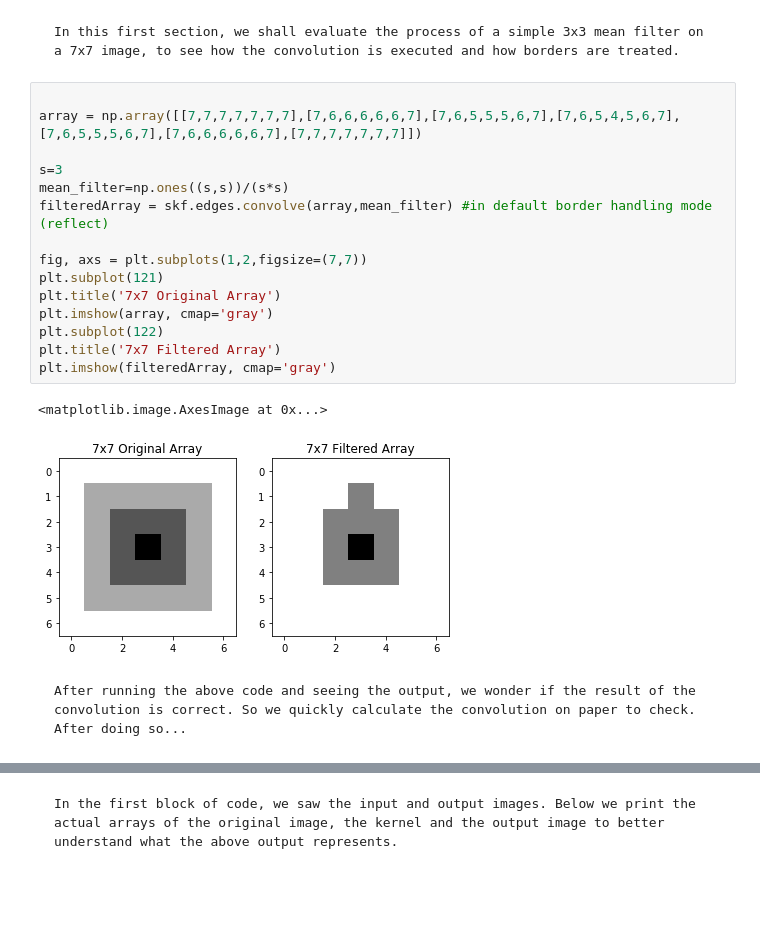
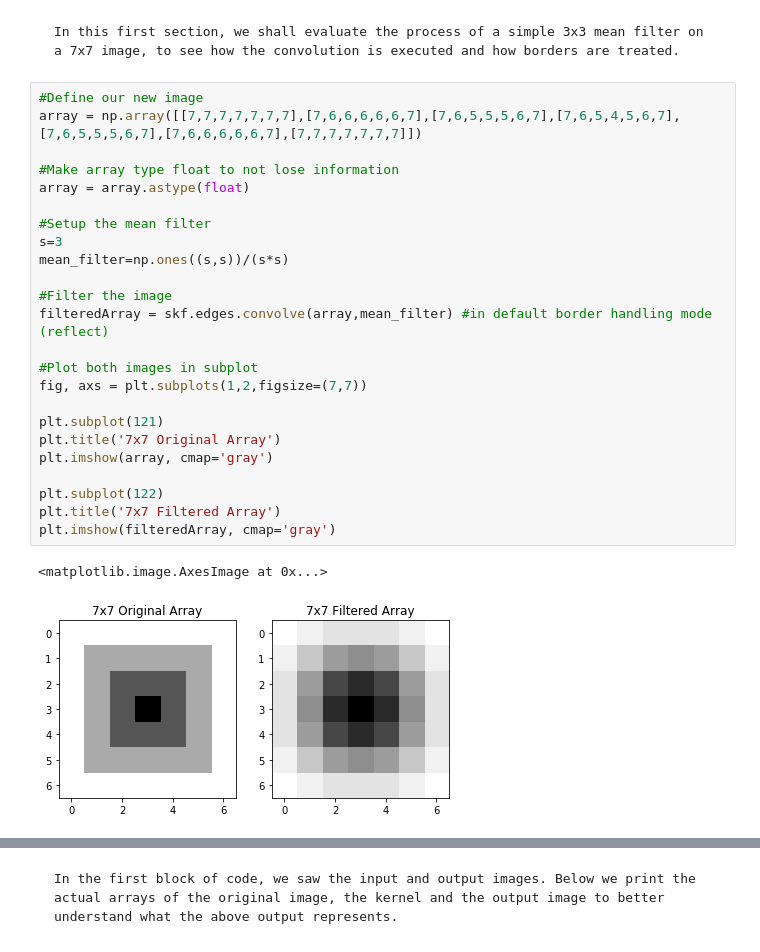
Before and after one commit to andre91998/EA979, a Jupyter notebook: 1S2020/EA979A_Ex03_AndreMedeiros.ipynb, the cells around one changed output, grey strips where cells are left out. Saved outputs shown, nothing was run; the diff lists cells and outputs as text; blank space fills up the shorter version.

```diff
--- a/1S2020/EA979A_Ex03_AndreMedeiros.ipynb
+++ b/1S2020/EA979A_Ex03_AndreMedeiros.ipynb
@@ -38,22 +39,29 @@ Entenda o uso da operação de convolução e experimente usá-la para entender
 # %% [markdown]
     In this first section, we shall evaluate the process of a simple 3x3 mean filter on a 7x7 image, to see how the convolution is executed and how borders are treated.
 # %%
-
+#Define our new image
 array = np.array([[7,7,7,7,7,7,7],[7,6,6,6,6,6,7],[7,6,5,5,5,6,7],[7,6,5,4,5,6,7],[7,6,5,5,5,6,7],[7,6,6,6,6,6,7],[7,7,7,7,7,7,7]])
 
+#Make array type float to not lose information
+array = array.astype(float)
+
+#Setup the mean filter
 s=3
 mean_filter=np.ones((s,s))/(s*s)
+
+#Filter the image
 filteredArray = skf.edges.convolve(array,mean_filter) #in default border handling mode (reflect)
 
+#Plot both images in subplot
 fig, axs = plt.subplots(1,2,figsize=(7,7))
+
 plt.subplot(121)
 plt.title('7x7 Original Array')
 plt.imshow(array, cmap='gray')
+
 plt.subplot(122)
 plt.title('7x7 Filtered Array')
 plt.imshow(filteredArray, cmap='gray')
 # %% [output]
 <matplotlib.image.AxesImage at 0x...>
-[figure, old version]
+[figure, new version]
-# %% [markdown]
-    After running the above code and seeing the output, we wonder if the result of the convolution is correct. So we quickly calculate the convolution on paper to check. After doing so...
```
Also changed, not shown: parts of 21 cells of this notebook.
